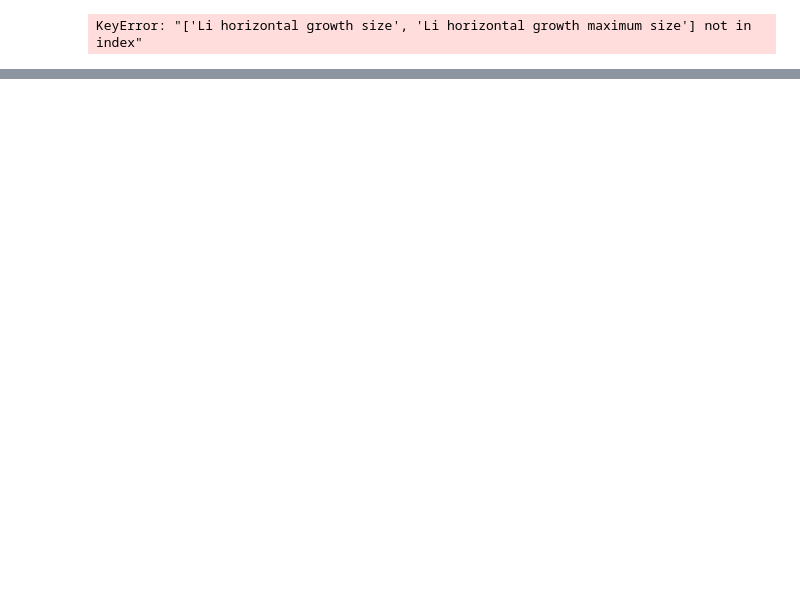
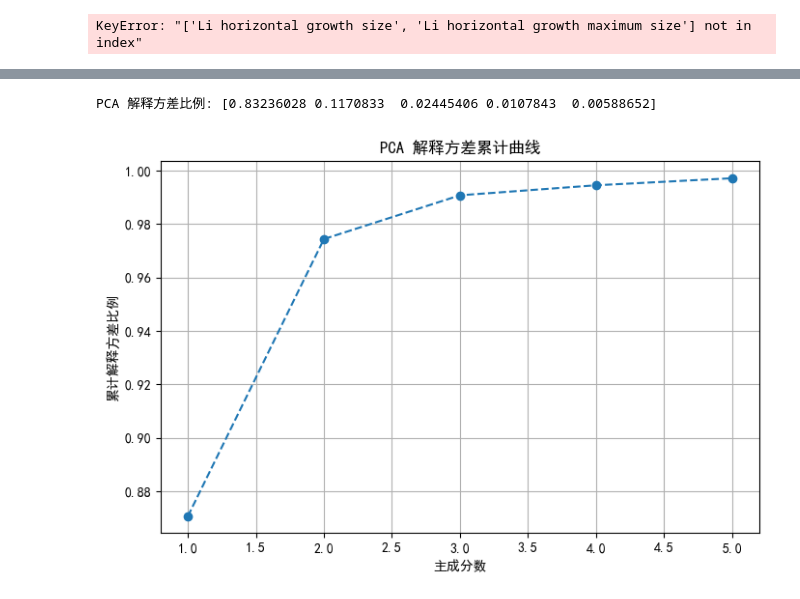
Before and after one commit to nwpusl/ML_TEM_master, a Jupyter notebook: Lambda_Analysis/lambda_importance.ipynb, the cells around one changed output, grey strips where cells are left out. Cells and saved outputs as stored; diff of their text form; code cells hidden in the pictures; blank space fills up the shorter version.

```diff
--- a/Lambda_Analysis/lambda_importance.ipynb
+++ b/Lambda_Analysis/lambda_importance.ipynb
@@ -67,0 +164,42 @@ KeyError: "['Li horizontal growth size', 'Li horizontal growth maximum size'] no
+# %%
+from sklearn.decomposition import PCA
+import pandas as pd
+from sklearn.ensemble import RandomForestRegressor
+from sklearn.model_selection import KFold, cross_val_score
+import numpy as np
+import matplotlib.pyplot as plt
+from xgboost import XGBRegressor
+
+# 读取数据
+data = pd.read_excel('../Dataset_Process/Dataset/lambda_data.xlsx', sheet_name='all', header=0)
+data = data.fillna(data.mean())  # 使用均值填充缺失值
+# data = data.drop(columns = ['cF','cN','cP','FNS/FPr','FNS/Or','FP/Or'])
+X = data[data.columns[:-2]]  # 特征矩阵
+y = data['lambda']  # 目标变量
+pca = PCA(n_components=5)  # 降维到 5 个特征
+X_pca = pca.fit_transform(X)
+
+print("PCA 解释方差比例:", pca.explained_variance_ratio_)
+# %% [output]
+PCA 解释方差比例: [0.83236028 0.1170833  0.02445406 0.0107843  0.00588652]
+# %%
+import numpy as np
+import matplotlib.pyplot as plt
+from sklearn.decomposition import PCA
+
+# 计算累计方差贡献率
+explained_variance = np.cumsum([0.8705984, 0.10377763, 0.01638391, 0.00374602, 0.00263953])
+import matplotlib.pyplot as plt
+
+plt.rcParams['font.sans-serif'] = ['SimHei']  # 使用黑体
+plt.rcParams['axes.unicode_minus'] = False  # 解决负号无法显示的问题
+# 画折线图
+plt.figure(figsize=(8, 5))
+plt.plot(range(1, len(explained_variance) + 1), explained_variance, marker='o', linestyle='--')
+plt.xlabel('主成分数')
+plt.ylabel('累计解释方差比例')
+plt.title('PCA 解释方差累计曲线')
+plt.grid(True)
+plt.show()
+# %% [output]
+[figure, added]
```
Also changed, not shown: parts of 12 cells of this notebook.
